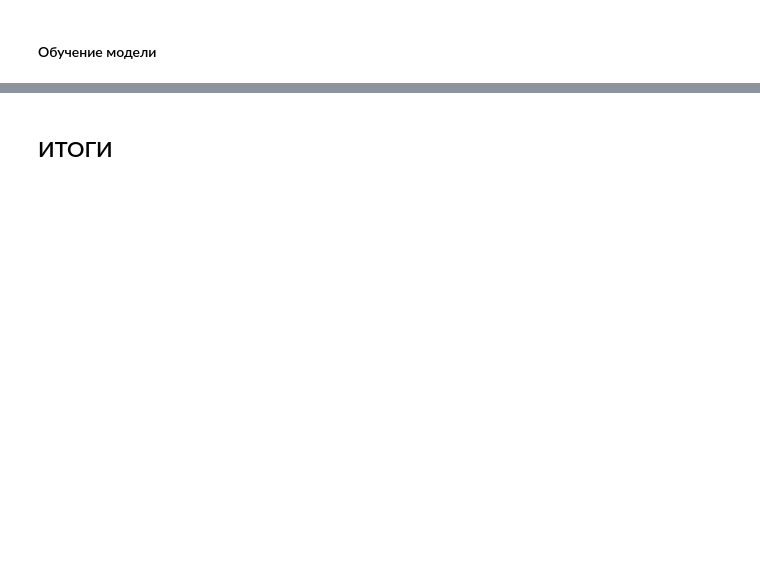
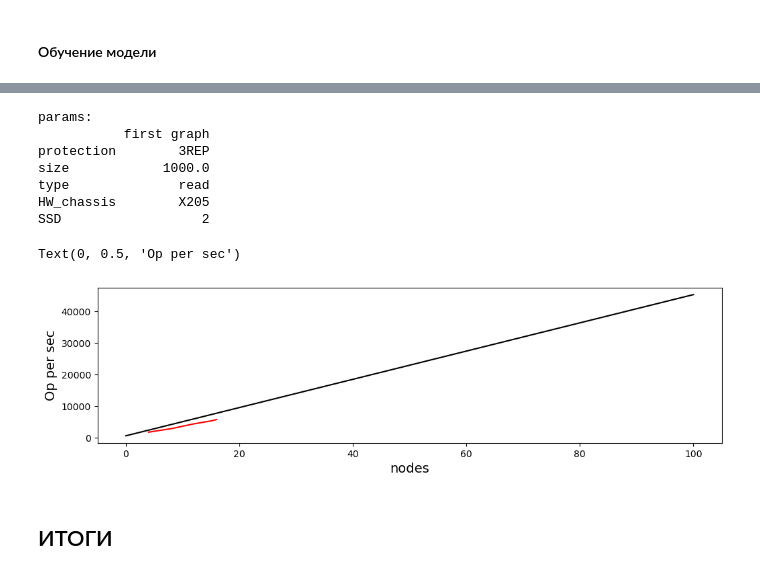
Before and after one commit to Sziringowski/SDS-modelling, a Jupyter notebook: Main.ipynb, the cells around one changed output, grey strips where cells are left out. Drawn from its saved outputs; the diff is of its cells as text; code cells hidden in the pictures; blank space fills up the shorter version.

```diff
--- a/Main.ipynb
+++ b/Main.ipynb
@@ -641,0 +420,8 @@ Text(0, 0.5, 'Op per sec')
+# %%
+
+X = np.concatenate(
+        (
+            np.array(features_transformation(Data))[:, :3], np.array(features_transformation(Data))[:, 4:]
+        ), axis = 1) # predictor
+Y = np.array(features_transformation(Data))[:, 3] # target
+print(X.shape)
@@ -642,2 +560,69 @@ Text(0, 0.5, 'Op per sec')
+# %%
+Z = np.array((
+    [
+        key[key_enum(parametr)] for key in list(Data.keys()) if compare(key, parametr, fix_params)
+    ],
+    [
+        Data[key]['SUM_op/s'] for key in list(Data.keys()) if compare(key, parametr, fix_params)
+    ]
+)).T
+
+# Построение предсказаний
+x_range_size = np.linspace(8, 128e3, int(127993 * 10e-3))
+x_range_nodes = np.linspace(0, 100, 100)
+x_range_SSD = np.linspace(2, 4, 2)
+x_range_protection_3REP = np.linspace(0, 1, 2)
+x_range_protection_EC21 = np.linspace(0, 1, 2)
+x_range_type_write = np.linspace(0, 1, 2)
+x_range_HW_chassis_X205 = np.linspace(0, 1, 2)
+X_range = np.array(np.meshgrid(
+    x_range_nodes
+    )).T.reshape(-1, 1)
+
+Z = Z[Z[:, 0].argsort()].T
+
+Z = np.array((
+    [
+        key[key_enum(parametr)] for key in list(Data.keys()) if compare(key, parametr, fix_params)
+    ],
+    [
+        Data[key]['SUM_op/s'] for key in list(Data.keys()) if compare(key, parametr, fix_params)
+    ]
+)).T
+
+y_pred = (
+    np.mean(intercept_samples) +
+    np.mean(slope_size_samples) * fix_params['size'] +
+    np.mean(slope_nodes_samples) * X_range[:, 0] +
+    np.mean(slope_SSD_samples) * 2 +
+    np.mean(slope_protection_3REP_samples) * 1 +
+    np.mean(slope_protection_EC21_samples) * 0 +
+    np.mean(slope_type_write_samples) * 1 +
+    np.mean(slope_HW_chassis_X205_samples) * 1
+)
+
+plt.figure(figsize=(12, 3))
+
+plt.xscale('linear')
+
+graph_title = {key: {'first graph': fix_params[key]} for key in list(doc.keys())}
+plt.plot(Z[:, 0], Z[:, 1],'r-', alpha = 1)
+
+plt.plot(X_range, y_pred,'k-', alpha = 1)
+graph_title.pop(parametr, None)
+print(f'params:\n{pd.DataFrame(graph_title).transpose()}')
+plt.title('', fontsize=15)
+plt.xlabel(parametr, fontsize=14, color='k')
+plt.ylabel('Op per sec', fontsize=14, color='k')
+# %% [output]
+params:
+           first graph
+protection        3REP
+size            1000.0
+type              read
+HW_chassis        X205
+SSD                  2
+Text(0, 0.5, 'Op per sec')
+[figure, added]
 # %% [markdown]
 ## ИТОГИ
```
Also changed, not shown: parts of 16 cells of this notebook, 1 other file.
